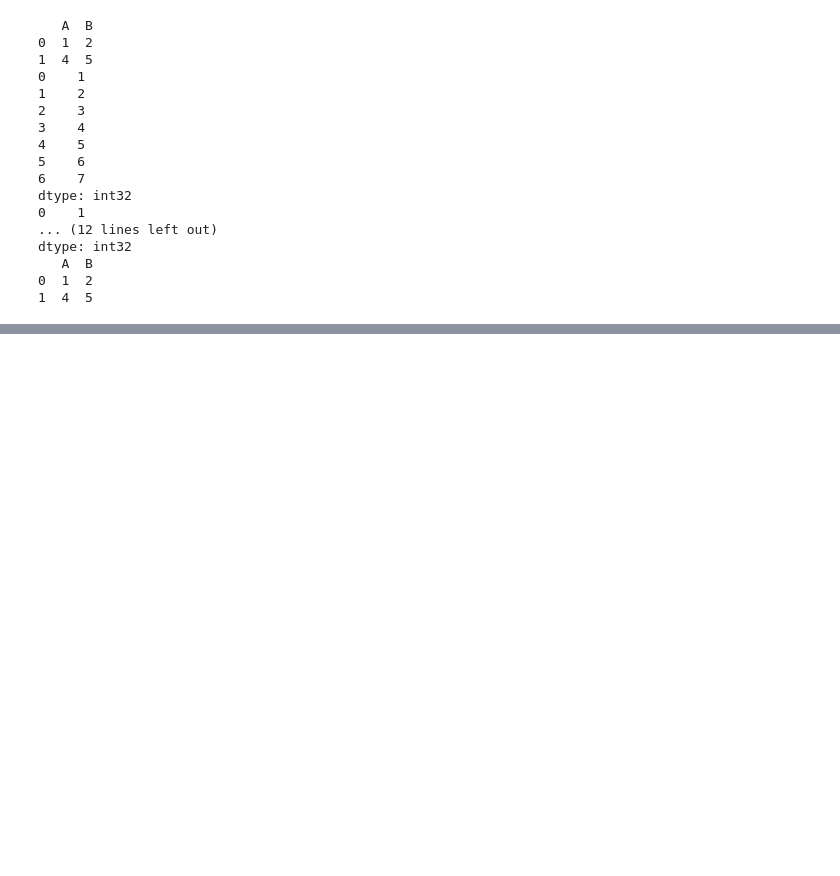
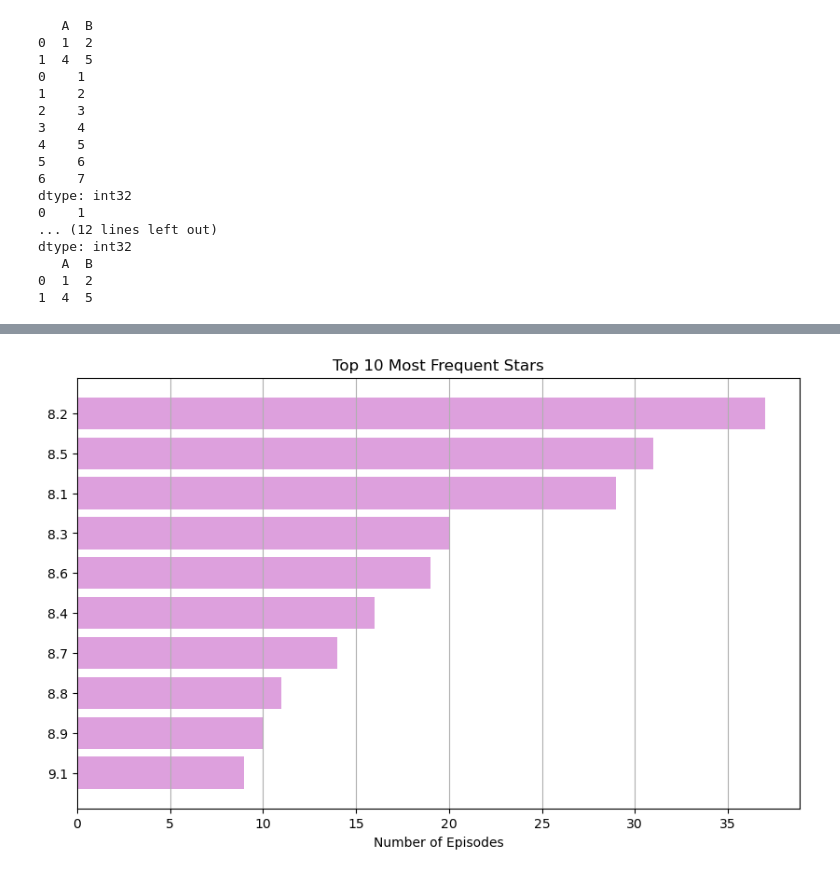
Before and after one commit to Esha420/Intern_Projects, a Jupyter notebook: Numpy_Practice.ipynb, the cells around one changed output, grey strips where cells are left out. Cells and saved outputs as stored; diff of their text form; code cells hidden in the pictures; blank space fills up the shorter version.

```diff
--- a/Numpy_Practice.ipynb
+++ b/Numpy_Practice.ipynb
@@ -174,0 +214,28 @@ df.head()
+# %%
+# Convert to string and fill NaNs with empty string
+df['Stars'] = df['Stars'].astype(str).fillna('')
+
+# Now split and explode safely
+all_stars = df['Stars'].str.split(', ').explode()
+
+# Proceed with counting
+from collections import Counter
+star_counts = Counter(all_stars)
+top_stars = star_counts.most_common(10)
+
+# To DataFrame for plotting
+import pandas as pd
+star_df = pd.DataFrame(top_stars, columns=['Star', 'Episodes'])
+
+# Plot
+import matplotlib.pyplot as plt
+
+plt.figure(figsize=(10, 6))
+plt.barh(star_df['Star'], star_df['Episodes'], color='plum')
+plt.title('Top 10 Most Frequent Stars')
+plt.xlabel('Number of Episodes')
+plt.gca().invert_yaxis()
+plt.grid(axis='x')
+plt.show()
+# %% [output]
+[figure, added]
```
Also changed, not shown: parts of 8 cells of this notebook.
